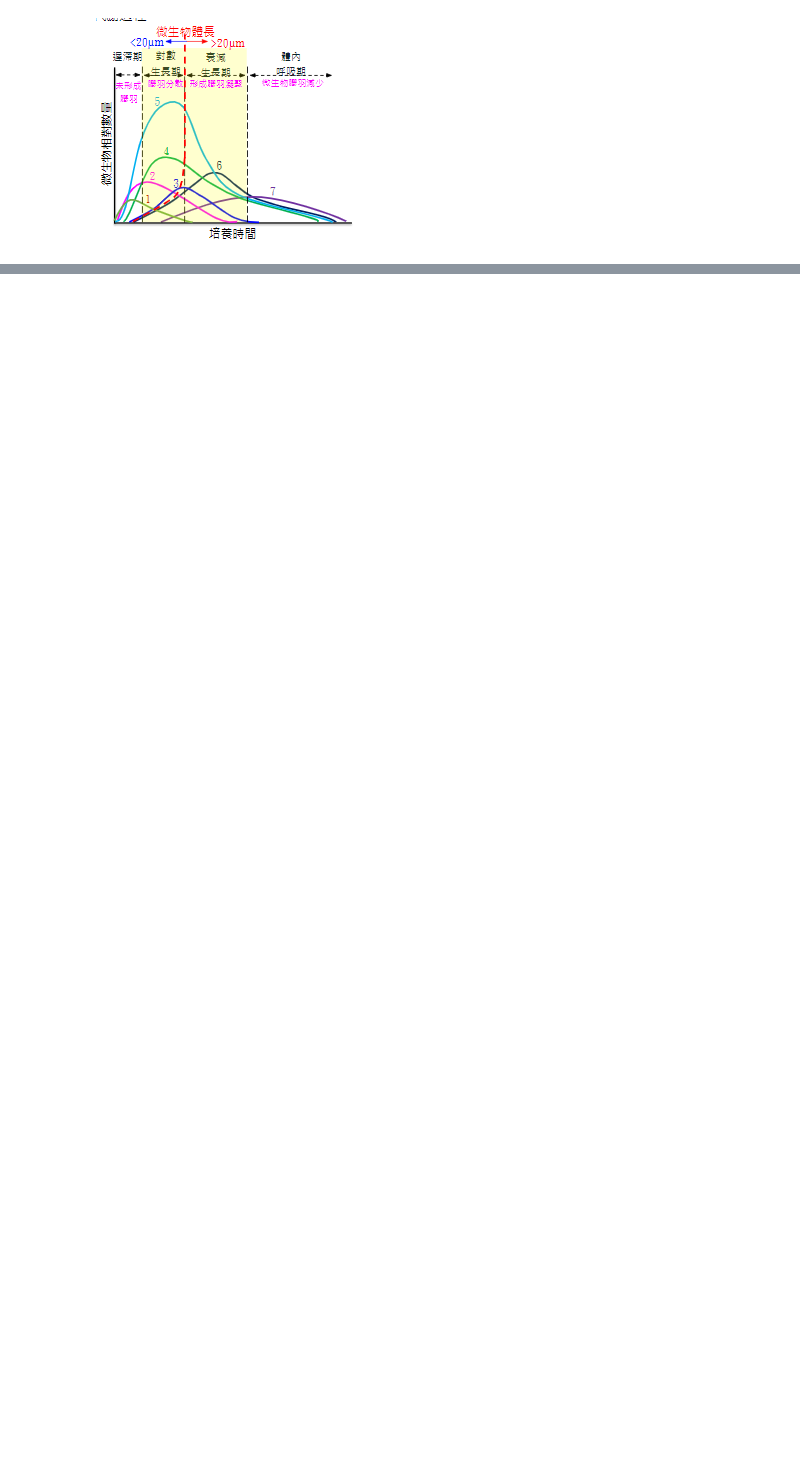
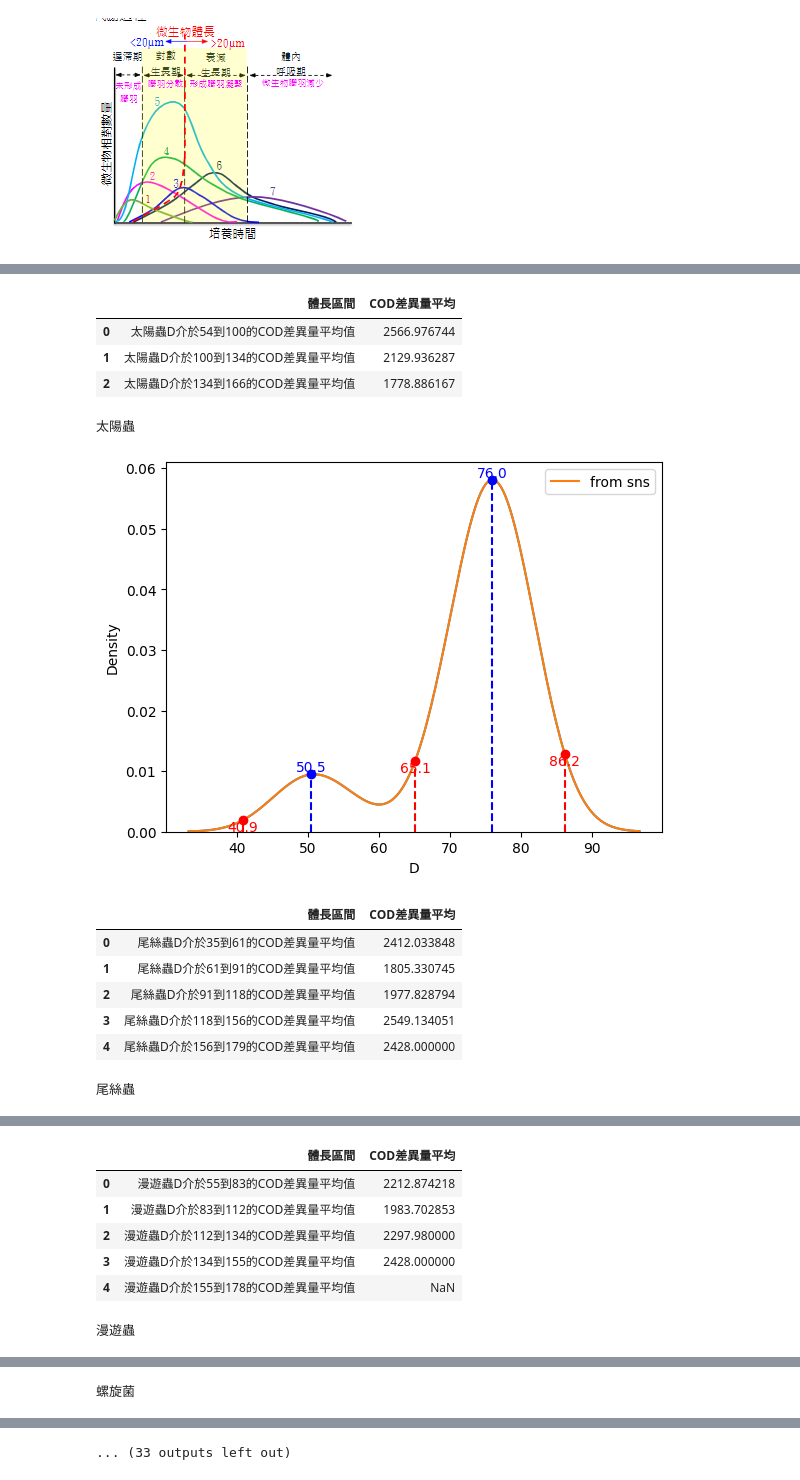
Before and after one commit to skywalker0803r/Wastewater-Biological-Treatment, a Jupyter notebook: 培養時間對微生物相對數量.ipynb, the cells around one changed output, grey strips where cells are left out. Drawn from its saved outputs; the diff is of its cells as text; code cells hidden in the pictures; blank space fills up the shorter version.

```diff
--- a/培養時間對微生物相對數量.ipynb
+++ b/培養時間對微生物相對數量.ipynb
@@ -178 +178,58 @@ for cName in df.cName.unique():
 ... (18 outputs left out)
+# %%
+for cName in df.cName.unique():
+    arr = df.loc[df.cName==cName,'D']
+    x, y = sns.kdeplot(arr).lines[0].get_data()
+    plt.plot(x, y, label='from sns')
+    curvature = np.gradient(np.gradient(y, x), x)
+    maxima_indices = argrelextrema(curvature, np.greater)[0]
+    minima_indices = argrelextrema(curvature, np.less)[0]
+    all_indices = sorted(np.concatenate((minima_indices, maxima_indices)))
+    result = {}
+    i = 0
+    for idx in all_indices:
+      # 從df撈出特定蟲種資料
+      arr = df.loc[df.cName==cName]
+      # 根據all_indices選擇特定區間的COD差異量資料
+      if i == 0:
+        cond = (arr.D >= 0) & (arr.D <= x[idx])
+        idx1 = 0
+        idx2 = idx
+      elif i == len(all_indices)-1:
+        cond = (arr.D >= x[idx])
+        idx1 = len(all_indices)-1
+        idx2 = idx
+      else:
+        idx1 = all_indices[i]
+        idx2 = all_indices[i+1]
+        cond = (arr.D >= x[idx1]) & (arr.D <= x[idx2])
+        key = f'{cName}D介於{idx1}到{idx2}的COD差異量平均值'
+        result[key] = arr.loc[cond,'COD差異量'].mean()
+      i += 1
+    display(pd.DataFrame(list(result.items()), columns=['體長區間', 'COD差異量平均']))
+    plt.plot(x[maxima_indices], y[maxima_indices], 'ro')
+    plt.plot(x[minima_indices], y[minima_indices], 'bo')
+    # 绘制垂直线并标示数值
+    for idx in maxima_indices:
+        plt.vlines(x[idx], 0, y[idx], colors='r', linestyles='dashed')
+        plt.text(x[idx], y[idx], f'{x[idx]:.1f}', ha='center', va='top', color='r')
+    for idx in minima_indices:
+        plt.vlines(x[idx], 0, y[idx], colors='b', linestyles='dashed')
+        plt.text(x[idx], y[idx], f'{x[idx]:.1f}', ha='center', va='bottom', color='b')
+    print(cName)
+    plt.legend()
+    plt.show()
+# %% [output]
+|  | 體長區間 | COD差異量平均 |
+| 0 | 太陽蟲D介於54到100的COD差異量平均值 | 2566.976744 |
+| 1 | 太陽蟲D介於100到134的COD差異量平均值 | 2129.936287 |
+| 2 | 太陽蟲D介於134到166的COD差異量平均值 | 1778.886167 |
+太陽蟲
+[figure, added]
+|  | 體長區間 | COD差異量平均 |
+| 0 | 尾絲蟲D介於35到61的COD差異量平均值 | 2412.033848 |
+| 1 | 尾絲蟲D介於61到91的COD差異量平均值 | 1805.330745 |
+| 2 | 尾絲蟲D介於91到118的COD差異量平均值 | 1977.828794 |
+| 3 | 尾絲蟲D介於118到156的COD差異量平均值 | 2549.134051 |
+| 4 | 尾絲蟲D介於156到179的COD差異量平均值 | 2428.000000 |
+尾絲蟲
@@ -178,0 +237,7 @@ for cName in df.cName.unique():
+|  | 體長區間 | COD差異量平均 |
+| 0 | 漫遊蟲D介於55到83的COD差異量平均值 | 2212.874218 |
+| 1 | 漫遊蟲D介於83到112的COD差異量平均值 | 1983.702853 |
+| 2 | 漫遊蟲D介於112到134的COD差異量平均值 | 2297.980000 |
+| 3 | 漫遊蟲D介於134到155的COD差異量平均值 | 2428.000000 |
+| 4 | 漫遊蟲D介於155到178的COD差異量平均值 | NaN |
+漫遊蟲
@@ -178,0 +251 @@ for cName in df.cName.unique():
+螺旋菌
@@ -178,0 +253 @@ for cName in df.cName.unique():
+... (33 outputs left out)
```
Also changed, not shown: parts of 7 cells of this notebook.
